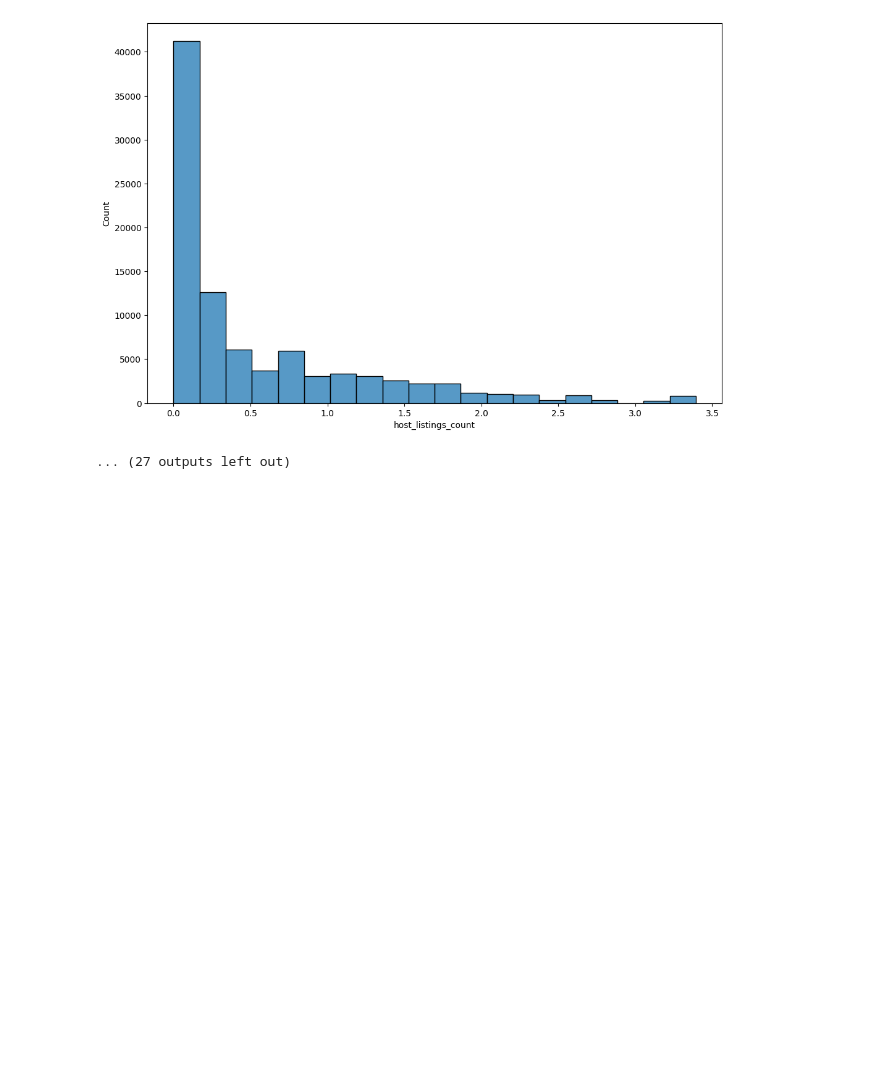
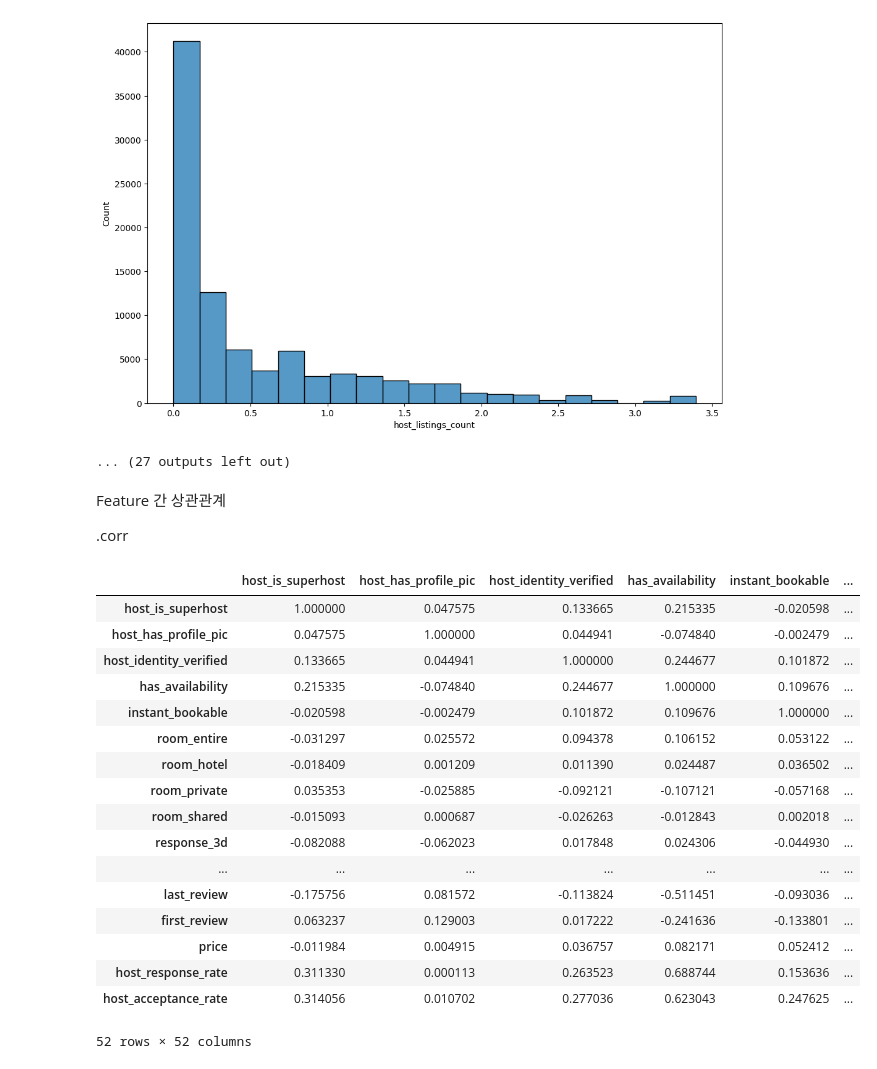
Before and after one commit to HongSeongMo/Airbnb, a Jupyter notebook: Copy_of_aribnb4강변수상관관계분석.ipynb, the cells around one changed output. Cells and saved outputs as stored; diff of their text form; code cells hidden in the pictures; blank space fills up the shorter version.

```diff
--- a/Copy_of_aribnb4강변수상관관계분석.ipynb
+++ b/Copy_of_aribnb4강변수상관관계분석.ipynb
@@ -255,3 +255,32 @@ for col in feature_continuous:
 [figure]
 [figure]
 ... (27 outputs left out)
+# %% [markdown]
+Feature 간 상관관계
+
+.corr
+# %%
+# feature list
+feature_list = feature_binary + feature_continuous
+# %%
+# 상관계수 계산
+feature_df[feature_list].corr()
+# %% [output]
+|  | host_is_superhost | host_has_profile_pic | host_identity_verified | has_availability | instant_bookable | ... |
+| host_is_superhost | 1.000000 | 0.047575 | 0.133665 | 0.215335 | -0.020598 | ... |
+| host_has_profile_pic | 0.047575 | 1.000000 | 0.044941 | -0.074840 | -0.002479 | ... |
+| host_identity_verified | 0.133665 | 0.044941 | 1.000000 | 0.244677 | 0.101872 | ... |
+| has_availability | 0.215335 | -0.074840 | 0.244677 | 1.000000 | 0.109676 | ... |
+| instant_bookable | -0.020598 | -0.002479 | 0.101872 | 0.109676 | 1.000000 | ... |
+| room_entire | -0.031297 | 0.025572 | 0.094378 | 0.106152 | 0.053122 | ... |
+| room_hotel | -0.018409 | 0.001209 | 0.011390 | 0.024487 | 0.036502 | ... |
+| room_private | 0.035353 | -0.025885 | -0.092121 | -0.107121 | -0.057168 | ... |
+| room_shared | -0.015093 | 0.000687 | -0.026263 | -0.012843 | 0.002018 | ... |
+| response_3d | -0.082088 | -0.062023 | 0.017848 | 0.024306 | -0.044930 | ... |
+| ... | ... | ... | ... | ... | ... | ... |
+| last_review | -0.175756 | 0.081572 | -0.113824 | -0.511451 | -0.093036 | ... |
+| first_review | 0.063237 | 0.129003 | 0.017222 | -0.241636 | -0.133801 | ... |
+| price | -0.011984 | 0.004915 | 0.036757 | 0.082171 | 0.052412 | ... |
+| host_response_rate | 0.311330 | 0.000113 | 0.263523 | 0.688744 | 0.153636 | ... |
+| host_acceptance_rate | 0.314056 | 0.010702 | 0.277036 | 0.623043 | 0.247625 | ... |
+52 rows × 52 columns
```
